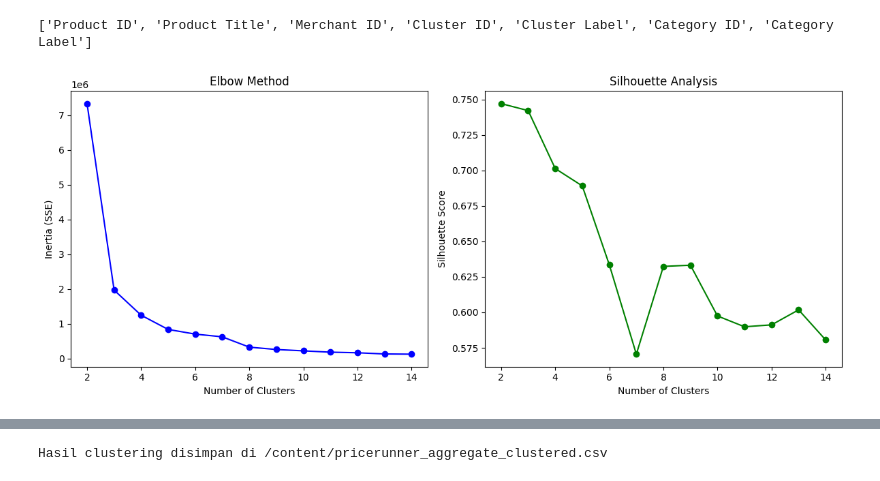
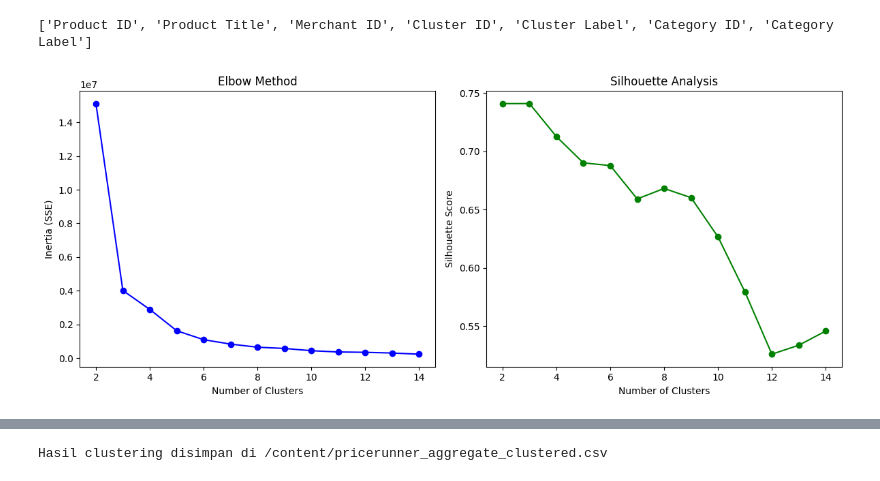
Before and after one commit to Asigen93/Clustering_DataMining, a Jupyter notebook: Clustering_Kmeans.ipynb, the cells around one changed output, grey strips where cells are left out. Drawn from its saved outputs; the diff is of its cells as text; code cells hidden in the pictures.

```diff
--- a/Clustering_Kmeans.ipynb
+++ b/Clustering_Kmeans.ipynb
@@ -50,36 +50,36 @@ silhouette = []
 X_dense = X_combined.toarray()
 
 # Karena dataset besar, sampling
-sample_idx = np.random.choice(X_dense.shape[0], size=5000, replace=False)
+sample_idx = np.random.choice(X_dense.shape[0], size=10000, replace=False)
 X_sample = X_dense[sample_idx]
 
 K = range(2, 15)
 
 for k in K:
     kmeans = KMeans(n_clusters=k, random_state=42)
     kmeans.fit(X_sample)
     inertia.append(kmeans.inertia_)
     sil_score = silhouette_score(X_sample, kmeans.labels_)
     silhouette.append(sil_score)
 
 # Plot Elbow
 plt.figure(figsize=(12,5))
 plt.subplot(1,2,1)
 plt.plot(K, inertia, 'bo-')
 plt.xlabel('Number of Clusters')
 plt.ylabel('Inertia (SSE)')
 plt.title('Elbow Method')
 
 # Plot Silhouette
 plt.subplot(1,2,2)
 plt.plot(K, silhouette, 'go-')
 plt.xlabel('Number of Clusters')
 plt.ylabel('Silhouette Score')
 plt.title('Silhouette Analysis')
 plt.tight_layout()
 plt.show()
 # %% [output]
-[figure, old version]
+[figure, new version]
 # %%
 n_clusters = 10
 kmeans = KMeans(n_clusters=n_clusters, random_state=42)
```
Also changed, not shown: parts of 2 cells of this notebook.
